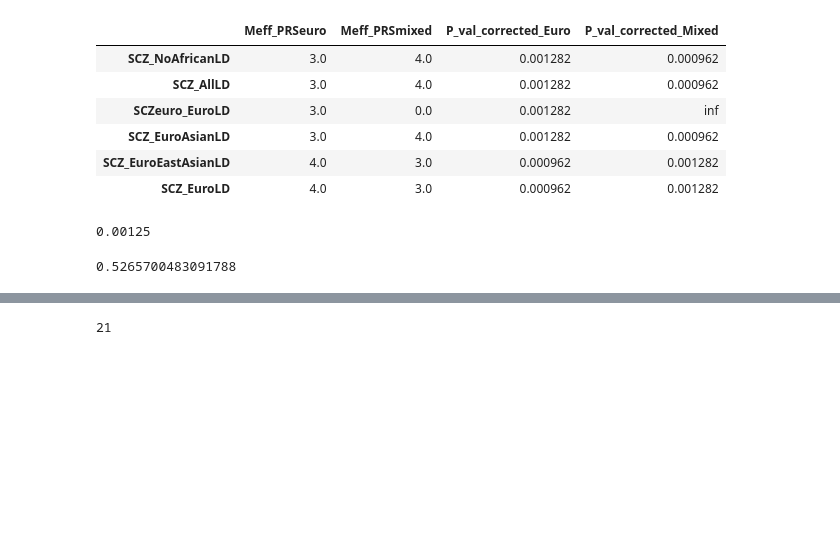
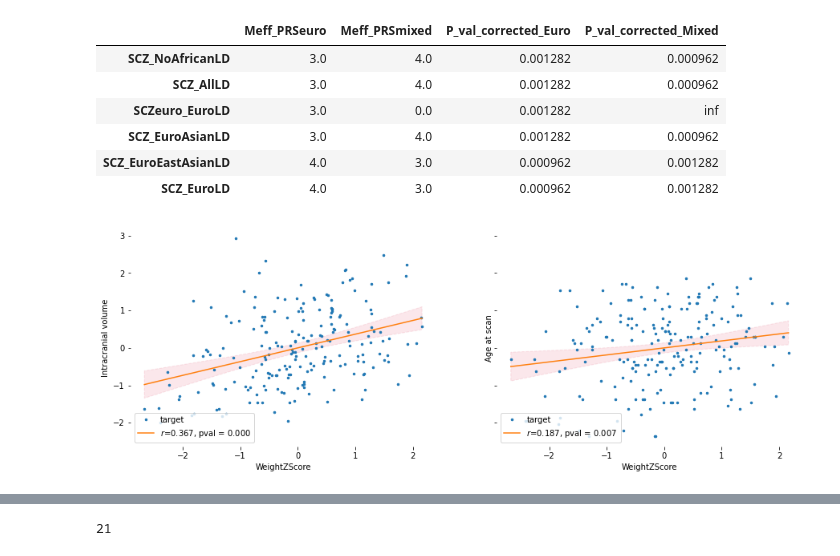
Before and after one commit to lehai-ml/dHCP_genetics, a Jupyter notebook: notebook_results/scz/2_1_SCZ_dHCP_volumetric_dataset.ipynb, the cells around one changed output, grey strips where cells are left out. Saved outputs shown, nothing was run; the diff lists cells and outputs as text; code cells hidden in the pictures; blank space fills up the shorter version.

```diff
--- a/notebook_results/scz/2_1_SCZ_dHCP_volumetric_dataset.ipynb
+++ b/notebook_results/scz/2_1_SCZ_dHCP_volumetric_dataset.ipynb
@@ -38,6 +38,8 @@ full_volumetric_dataset_term = pd.read_csv(
     'imaging_data/volumetric/term/full_volumetric_df.csv')
 # %%
 euro_PCs = genetic_file_preprocess.Cohort.preprocess_PRSice_PRS_Anc_files(file_path='../../dataset/ancestry_PCs/file3_only_europ_pca.eigenvec',column_prefix='euro_Anc_')
+# %%
+european_volumetric_dataset_term = european_volumetric_dataset_term.merge(euro_PCs[[f'euro_Anc_PC{i}' for i in range(11,101)]],left_on=['ID'],right_index=True,how='left')
 # %%
 european_volumetric_dataset_term = data_preprocessing.Volumes.Group_Imperial_volumes(european_volumetric_dataset_term,grouping='segmented',remove_duplicated=True)
 dependentVar = [
@@ -209,6 +193,20 @@ mixed_volumetric_dataset_term = mixed_volumetric_dataset_term.merge(
 # %%
 european_volumetric_dataset_term['WeightZScore'] = european_volumetric_dataset_term['WeightZScore'].fillna(0)
 mixed_volumetric_dataset_term['WeightZScore'] = mixed_volumetric_dataset_term['WeightZScore'].fillna(0)
+# %%
+fig,axes = plt.subplots(1,2,sharey=True,figsize=(15,5))
+visualisation.simple_plots.plot_Linear_Reg(x='WeightZScore',
+                                          y='Intracranial_Imperial',
+                                          data=european_volumetric_dataset_term,markersize=5,legend_loc='inside',
+                                          ax=axes[0],ylabel='Intracranial volume')
+visualisation.simple_plots.plot_Linear_Reg(x='WeightZScore',
+                                          y='PMA_vol',
+                                          data=european_volumetric_dataset_term,markersize=5,legend_loc='inside',
+                                          ax=axes[1],ylabel='Age at scan')
+sns.despine(bottom=True,left=True)
+fig.savefig('./ICV_Zscore.png')
+# %% [output]
+[figure, added]
 # %%
 ancestry = ['euro_Anc_PC' + str(i) for i in range(1, 4)]
 df = european_volumetric_dataset_term.copy()
@@ -242,8 +235,0 @@ from statsmodels.stats.multitest import fdrcorrection
-# %%
-0.05/40
-# %% [output]
-0.00125
-# %%
-109/207
-# %% [output]
-0.5265700483091788
```
Also changed, not shown: parts of 16 cells of this notebook.
